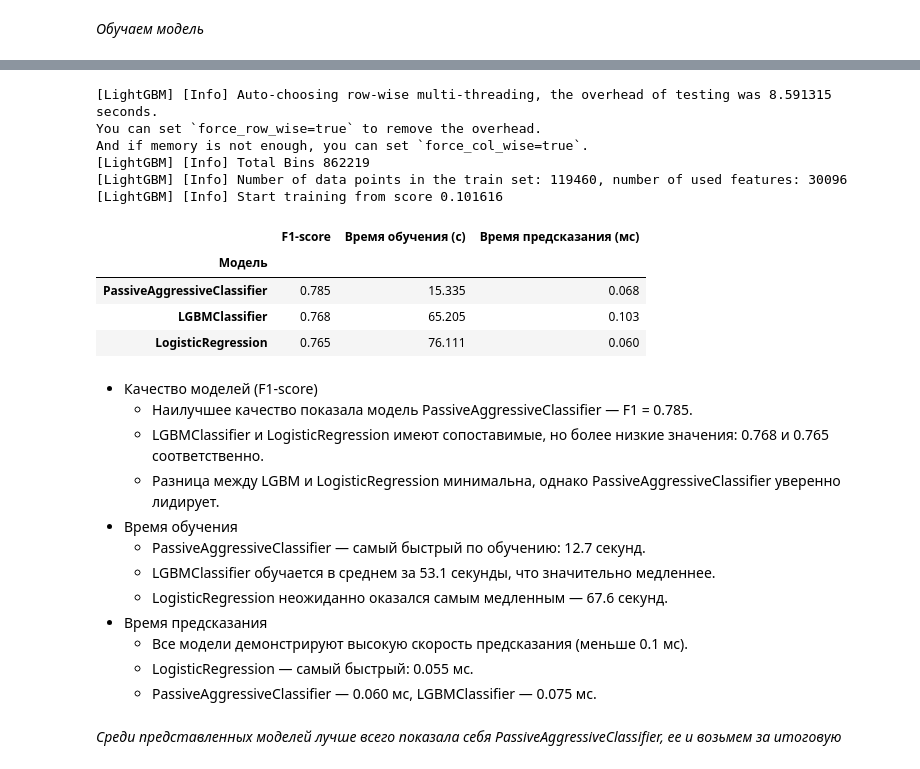
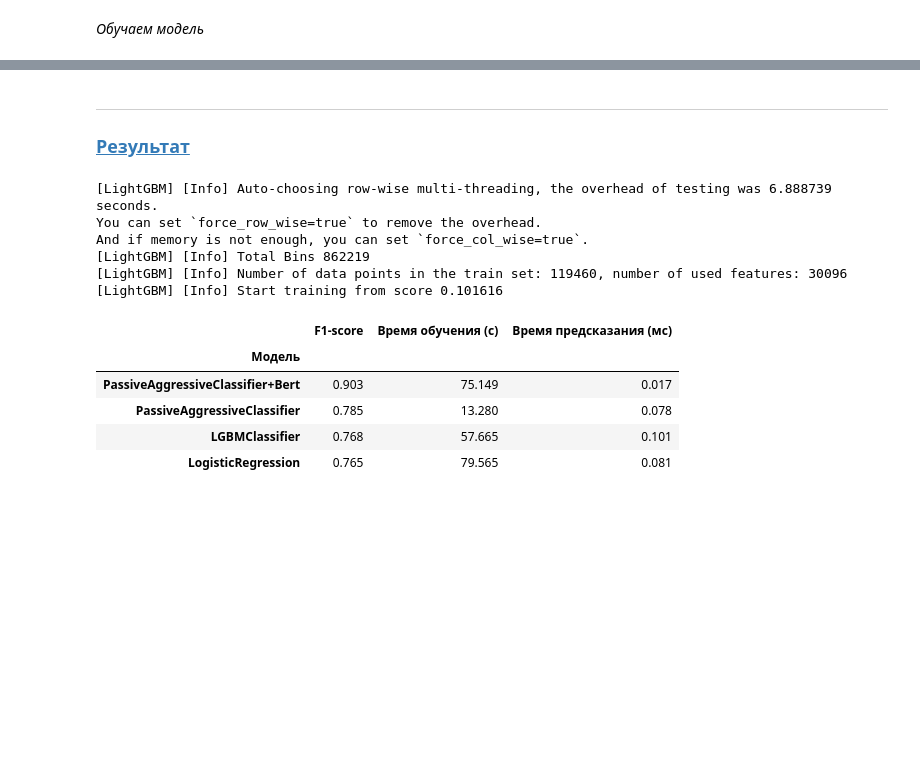
Before and after one commit to GrishaTS/Ya-Practicum-DS, a Jupyter notebook: 12. Машинное обучение для текстов/machine_learning_for_texts.ipynb, the cells around one changed output, grey strips where cells are left out. Cells and saved outputs as stored; diff of their text form; code cells hidden in the pictures; blank space fills up the shorter version.

```diff
--- a/12. Машинное обучение для текстов/machine_learning_for_texts.ipynb
+++ b/12. Машинное обучение для текстов/machine_learning_for_texts.ipynb
@@ -689,7 +782,8 @@ study_logreg = get_trained_optuna_study('logreg', restudy=False, direction='maxi
 # %%
 print(f'Best cross-val f1: {study_logreg.best_value:.3f}')
 best_params_logreg = get_named_params(study_logreg.best_params)
-print('\nBest parameters:')
-pprint(best_params_logreg)
+dataset_logreg = X_train, y_train, X_val, y_val, X_test, y_test
+logreg = pipeline.set_params(**best_params_logreg)
+logreg
 # %% [output]
 Best cross-val f1: 0.779
@@ -745,7 +843,8 @@ study_palogreg = get_trained_optuna_study('palogreg', restudy=False, direction='
 # %%
 print(f'Best cross-val f1: {study_palogreg.best_value:.3f}')
 best_params_palogreg = get_named_params(study_palogreg.best_params)
-print('\nBest parameters:')
-pprint(best_params_palogreg)
+dataset_palogreg = X_train, y_train, X_val, y_val, X_test, y_test
+palogreg = pipeline.set_params(**best_params_palogreg)
+palogreg
 # %% [output]
 Best cross-val f1: 0.794
@@ -855,7 +938,8 @@ study_lgbm = get_trained_optuna_study('lgbm', restudy=False, direction='maximize
 # %%
 print(f'Best cross-val f1: {study_lgbm.best_value:.3f}')
 best_params_lgbm = get_named_params(study_lgbm.best_params)
-print('\nBest parameters:')
-pprint(best_params_lgbm)
+dataset_lgbm = X_train, y_train, X_val, y_val, X_test, y_test
+lgbm = pipeline.set_params(**best_params_lgbm)
+lgbm
 # %% [output]
 Best cross-val f1: 0.771
@@ -1019,6 +1085,7 @@ study_palogreg_bert = get_trained_optuna_study('palogreg_bert', restudy=False, d
 # %%
 print(f'Best cross-val f1: {study_palogreg_bert.best_value:.3f}')
 best_params_palogreg_bert = get_named_params(study_palogreg_bert.best_params)
-print('\nBest parameters:')
-pprint(best_params_palogreg_bert)
+dataset_palogreg_bert = X_train, y_train, X_val, y_val, X_test, y_test
+palogreg_bert = pipeline.set_params(**best_params_palogreg_bert)
+palogreg_bert
 # %% [output]
@@ -1050,3 +1131,6 @@ _____
+# %% [markdown]
+_____
+### <a id='toc1_6_10_'></a>[Результат](#toc0_)
 # %%
 trial_duration_performance(
     study_logreg, study_palogreg, study_lgbm, study_palogreg_bert,
@@ -1069,44 +1153,31 @@ trial_score_distribution(
 )
 # %%
 analys = pd.DataFrame(columns=['Модель', 'F1-score', 'Время обучения (с)', 'Время предсказания (мс)']).set_index('Модель', drop=True)
-for model_name, params in [('LogisticRegression', best_params_logreg),
-                           ('PassiveAggressiveClassifier', best_params_palogreg),
-                           ('LGBMClassifier', best_params_lgbm),
-                           ('PassiveAggressiveClassifier+Bert', best_params_palogreg_bert)]:
-    model = clone(pipeline).set_params(**params)
+for model_name, model, dataset in [('LogisticRegression', logreg, dataset_logreg),
+                           ('PassiveAggressiveClassifier', palogreg, dataset_palogreg),
+                           ('LGBMClassifier', lgbm, dataset_lgbm),
+                           ('PassiveAggressiveClassifier+Bert', palogreg_bert, dataset_palogreg_bert)]:
+    X_train, y_train, X_val, y_val, *_ = dataset
+    model = clone(model)
     point_0 = time.time()
     model.fit(X_train, y_train)
     point_1 = time.time()
     y_pred = model.predict(X_val)
     point_2 = time.time()
     analys.loc[model_name] = [f1_score(y_val, y_pred), point_1 - point_0, (point_2 - point_1) / X_val.shape[0] * 1000]
 analys.sort_values(by=['F1-score'], ascending=False).style.background_gradient(
     'Oranges', subset=['F1-score', 'Время обучения (с)', 'Время предсказания (мс)']
 ).format(precision=3)
 # %% [output]
-[LightGBM] [Info] Auto-choosing row-wise multi-threading, the overhead of testing was 8.591315 seconds.
+[LightGBM] [Info] Auto-choosing row-wise multi-threading, the overhead of testing was 6.888739 seconds.
 You can set `force_row_wise=true` to remove the overhead.
 And if memory is not enough, you can set `force_col_wise=true`.
 [LightGBM] [Info] Total Bins 862219
 [LightGBM] [Info] Number of data points in the train set: 119460, number of used features: 30096
 [LightGBM] [Info] Start training from score 0.101616
 |  | F1-score | Время обучения (с) | Время предсказания (мс) |
 | Модель |  |  |  |
-| PassiveAggressiveClassifier | 0.785 | 15.335 | 0.068 |
-| LGBMClassifier | 0.768 | 65.205 | 0.103 |
-| LogisticRegression | 0.765 | 76.111 | 0.060 |
+| PassiveAggressiveClassifier+Bert | 0.903 | 75.149 | 0.017 |
+| PassiveAggressiveClassifier | 0.785 | 13.280 | 0.078 |
+| LGBMClassifier | 0.768 | 57.665 | 0.101 |
+| LogisticRegression | 0.765 | 79.565 | 0.081 |
-# %% [markdown]
-- Качество моделей (F1-score)
-    - Наилучшее качество показала модель PassiveAggressiveClassifier — F1 = 0.785.
-    - LGBMClassifier и LogisticRegression имеют сопоставимые, но более низкие значения: 0.768 и 0.765 соответственно.
-    - Разница между LGBM и LogisticRegression минимальна, однако PassiveAggressiveClassifier уверенно лидирует.
-- Время обучения
-    - PassiveAggressiveClassifier — самый быстрый по обучению: 12.7 секунд.
-    - LGBMClassifier обучается в среднем за 53.1 секунды, что значительно медленнее.
-    - LogisticRegression неожиданно оказался самым медленным — 67.6 секунд.
-- Время предсказания
-    - Все модели демонстрируют высокую скорость предсказания (меньше 0.1 мс).
-    - LogisticRegression — самый быстрый: 0.055 мс.
-    - PassiveAggressiveClassifier — 0.060 мс, LGBMClassifier — 0.075 мс.
-# %% [markdown]
-*Среди представленных моделей лучше всего показала себя PassiveAggressiveClassifier, ее и возьмем за итоговую*
```
Also changed, not shown: parts of 67 cells of this notebook.
